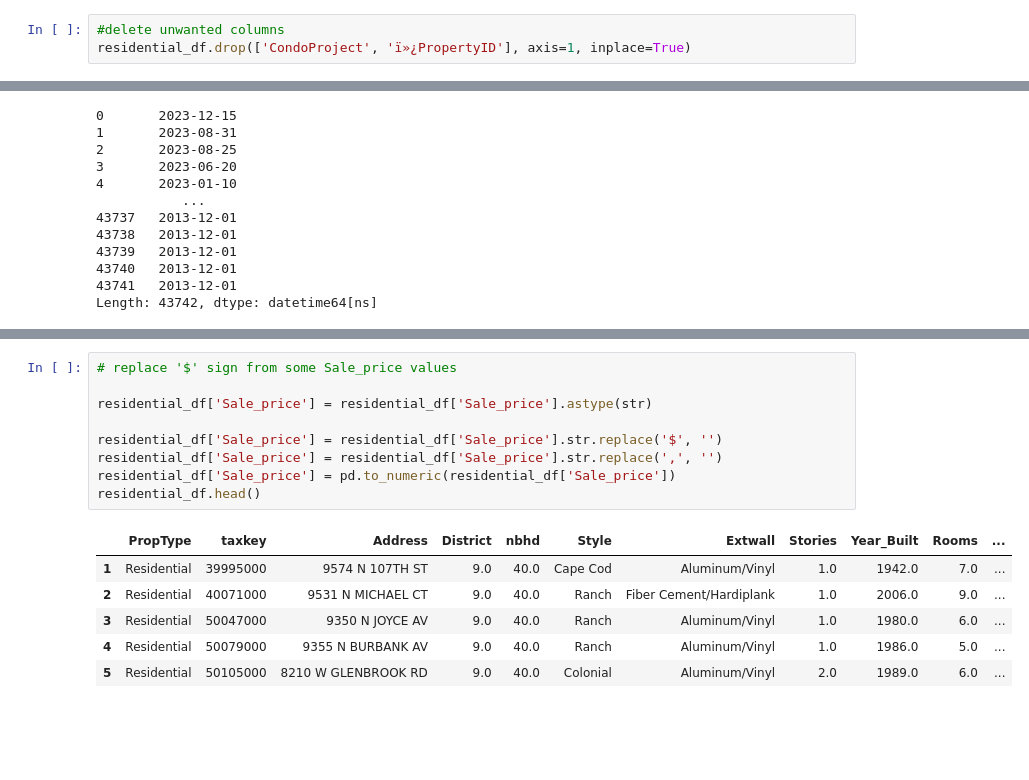
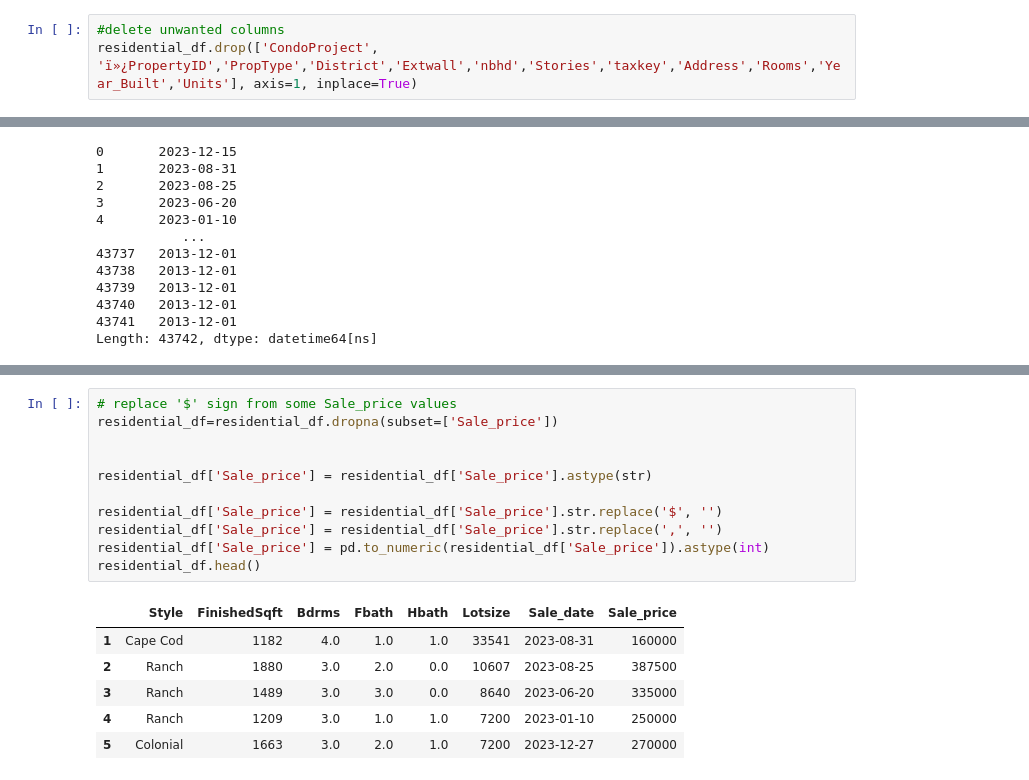
Before and after one commit to vivsarraf/Milwaukee-Property-Price-Predictor-Dashboard, a Jupyter notebook: Milwaukee_cleandata.ipynb, the cells around one changed output, grey strips where cells are left out. Drawn from its saved outputs; the diff is of its cells as text; blank space fills up the shorter version.

```diff
--- a/Milwaukee_cleandata.ipynb
+++ b/Milwaukee_cleandata.ipynb
@@ -36,7 +44,7 @@ residential_df.head()
 | 5 | 98624.0 | Residential | 50105000 | 8210 W GLENBROOK RD | NaN | 9.0 | 40.0 | Colonial | Aluminum/Vinyl | 2.0 | ... |
 # %%
 #delete unwanted columns
-residential_df.drop(['CondoProject', 'ï»¿PropertyID'], axis=1, inplace=True)
+residential_df.drop(['CondoProject', 'ï»¿PropertyID','PropType','District','Extwall','nbhd','Stories','taxkey','Address','Rooms','Year_Built','Units'], axis=1, inplace=True)
 # %% [output]
 A value is trying to be set on a copy of a slice from a DataFrame
 
@@ -144,16 +144,18 @@ See the caveats in the documentation: https://pandas.pydata.org/pandas-docs/stab
 # %%
 # replace '$' sign from some Sale_price values
+residential_df=residential_df.dropna(subset=['Sale_price'])
+
 
 residential_df['Sale_price'] = residential_df['Sale_price'].astype(str)
 
 residential_df['Sale_price'] = residential_df['Sale_price'].str.replace('$', '')
 residential_df['Sale_price'] = residential_df['Sale_price'].str.replace(',', '')
-residential_df['Sale_price'] = pd.to_numeric(residential_df['Sale_price'])
+residential_df['Sale_price'] = pd.to_numeric(residential_df['Sale_price']).astype(int)
 residential_df.head()
 # %% [output]
-|  | PropType | taxkey | Address | District | nbhd | Style | Extwall | Stories | Year_Built | Rooms | ... |
-| 1 | Residential | 39995000 | 9574 N 107TH ST | 9.0 | 40.0 | Cape Cod | Aluminum/Vinyl | 1.0 | 1942.0 | 7.0 | ... |
-| 2 | Residential | 40071000 | 9531 N MICHAEL CT | 9.0 | 40.0 | Ranch | Fiber Cement/Hardiplank | 1.0 | 2006.0 | 9.0 | ... |
-| 3 | Residential | 50047000 | 9350 N JOYCE AV | 9.0 | 40.0 | Ranch | Aluminum/Vinyl | 1.0 | 1980.0 | 6.0 | ... |
-| 4 | Residential | 50079000 | 9355 N BURBANK AV | 9.0 | 40.0 | Ranch | Aluminum/Vinyl | 1.0 | 1986.0 | 5.0 | ... |
-| 5 | Residential | 50105000 | 8210 W GLENBROOK RD | 9.0 | 40.0 | Colonial | Aluminum/Vinyl | 2.0 | 1989.0 | 6.0 | ... |
+|  | Style | FinishedSqft | Bdrms | Fbath | Hbath | Lotsize | Sale_date | Sale_price |
+| 1 | Cape Cod | 1182 | 4.0 | 1.0 | 1.0 | 33541 | 2023-08-31 | 160000 |
+| 2 | Ranch | 1880 | 3.0 | 2.0 | 0.0 | 10607 | 2023-08-25 | 387500 |
+| 3 | Ranch | 1489 | 3.0 | 3.0 | 0.0 | 8640 | 2023-06-20 | 335000 |
+| 4 | Ranch | 1209 | 3.0 | 1.0 | 1.0 | 7200 | 2023-01-10 | 250000 |
+| 5 | Colonial | 1663 | 3.0 | 2.0 | 1.0 | 7200 | 2023-12-27 | 270000 |
```
Also changed, not shown: parts of 28 cells of this notebook, 3 other files.
